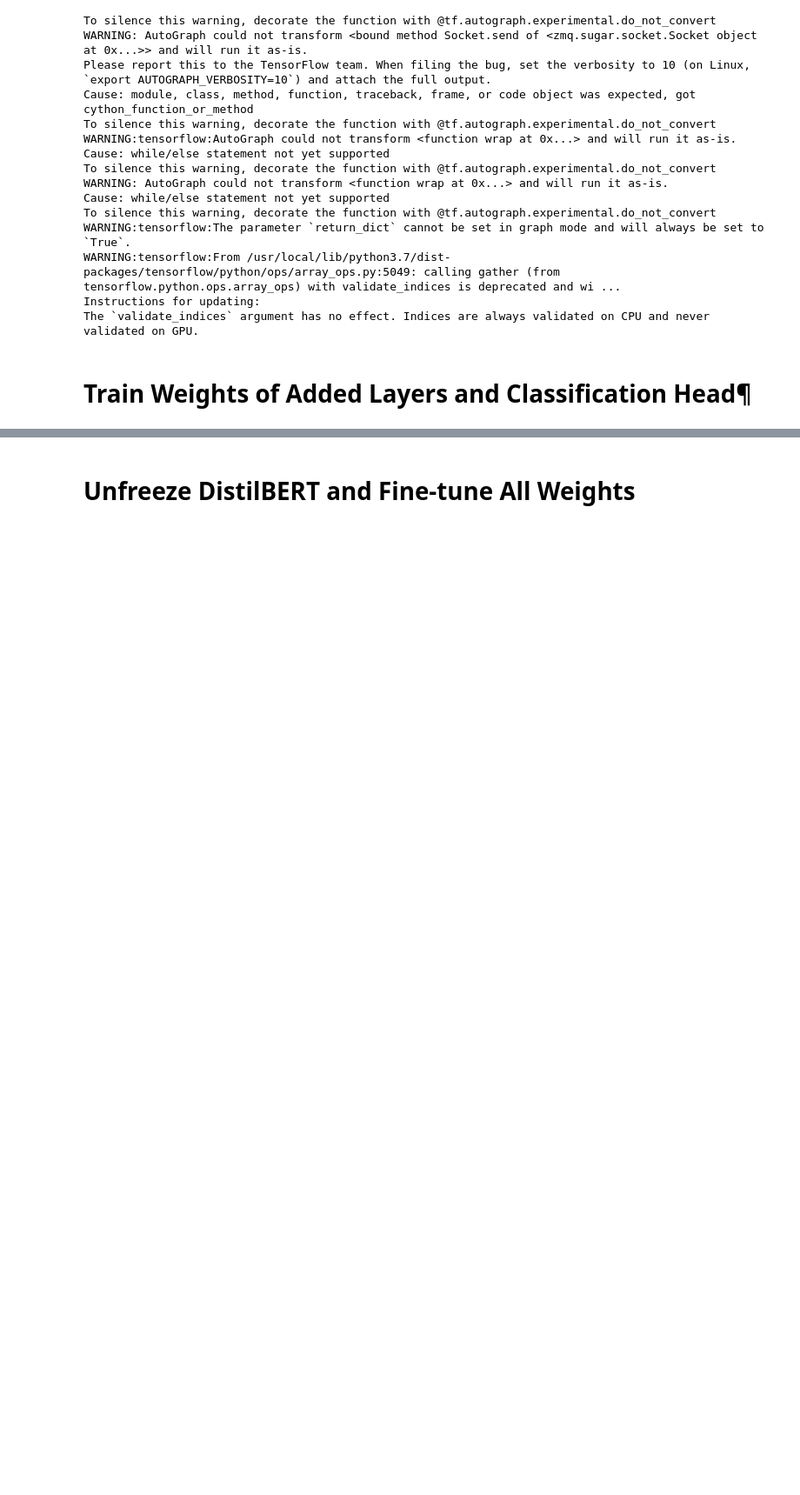
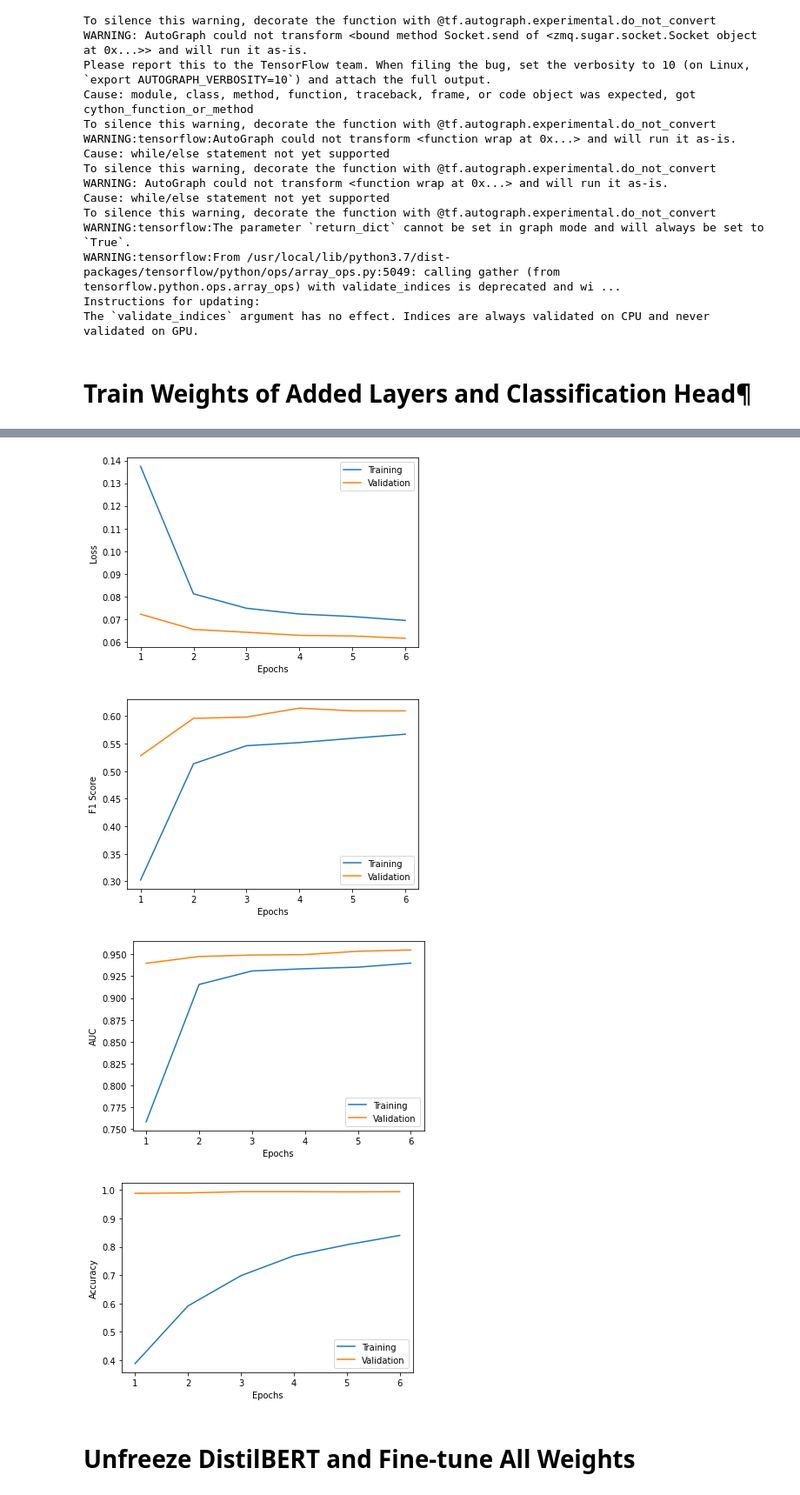
Before and after one commit to montis96/ToxicCommentClassification, a Jupyter notebook: DistilBERT_training.ipynb, the cells around one changed output, grey strips where cells are left out. Shown at 87% size. Saved outputs shown, nothing was run; the diff lists cells and outputs as text; code cells hidden in the pictures; blank space fills up the shorter version.

```diff
--- a/DistilBERT_training.ipynb
+++ b/DistilBERT_training.ipynb
@@ -221,7 +223,7 @@ def build_model(transformer, max_length=params['MAX_LENGTH']):
     # Compile the model
     model.compile(tf.keras.optimizers.Adam(lr=params['LEARNING_RATE']),
                   loss='binary_crossentropy',
-                  metrics=[auc_score, f1_m])
+                  metrics=[auc_score, f1_m, 'accuracy'])
 
     return model
 # %%
@@ -297,3 +299,46 @@ model.save_weights("/content/drive/MyDrive/Toxic_comment_classification_Maggio_M
+# %%
+def plot_history(network_history, n_epochs):
+    x_plot = list(range(1,n_epochs+1))
+    plt.figure()
+    plt.xlabel('Epochs')
+    plt.ylabel('Loss')
+    plt.plot(x_plot, network_history.history['loss'])
+    plt.plot(x_plot, network_history.history['val_loss'])
+    plt.legend(['Training', 'Validation'])
+
+    plt.figure()
+    plt.xlabel('Epochs')
+    plt.ylabel('F1 Score')
+    plt.plot(x_plot, network_history.history['f1_m'])
+    plt.plot(x_plot, network_history.history['val_f1_m'])
+    plt.legend(['Training', 'Validation'], loc='lower right')
+    plt.show()
+
+
+    plt.figure()
+    plt.xlabel('Epochs')
+    plt.ylabel('AUC')
+    plt.plot(x_plot, network_history.history['auc'])
+    plt.plot(x_plot, network_history.history['val_auc'])
+    plt.legend(['Training', 'Validation'], loc='lower right')
+    plt.show()
+
+
+    plt.figure()
+    plt.xlabel('Epochs')
+    plt.ylabel('Accuracy')
+    plt.plot(x_plot, network_history.history['accuracy'])
+    plt.plot(x_plot, network_history.history['val_accuracy'])
+    plt.legend(['Training', 'Validation'], loc='lower right')
+    plt.show()
+
+
+plot_history(train_history1, 6)
+# %% [output]
+[figure, added]
+[figure, added]
+[figure, added]
+[figure, added]
 # %% [markdown]
 # Unfreeze DistilBERT and Fine-tune All Weights
 # %%
```
Also changed, not shown: parts of 14 cells of this notebook, 6 other files.
